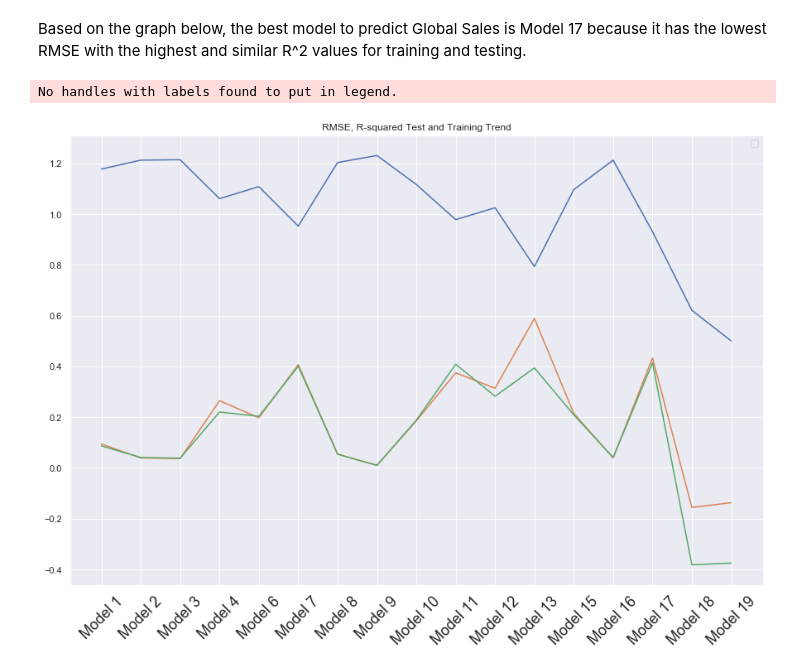
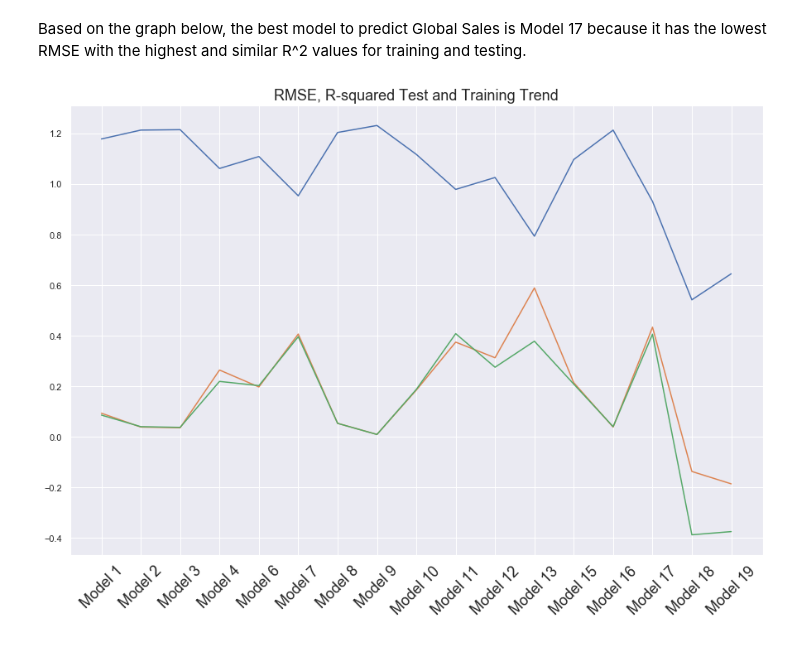
Before and after one commit to JohnTheTripper/game-sales-FIDS, a Jupyter notebook: regression_models.ipynb, the cells around one changed output. Drawn from its saved outputs; the diff is of its cells as text; code cells hidden in the pictures.

```diff
--- a/regression_models.ipynb
+++ b/regression_models.ipynb
@@ -1552,7 +1546,7 @@ summary_df
 #### Set Target and Features
 # %%
 target = df['Global_Sales']
-features = df[['metascore', 'userscore','years_ago', 'generation_lifespan', 'generation_flag', 'Units_Sold', 'rerelease','Publisher_Metascore', 'Publisher_Userscore', 'Developer_Metascore', 'Developer_Userscore', 'Genre_Metascore', 'Genre_Userscore']]
+features = df[['metascore', 'userscore','years_ago', 'generation_lifespan', 'generation_flag', 'Console_Units_Sold', 'rerelease','Publisher_Metascore', 'Publisher_Userscore', 'Developer_Metascore', 'Developer_Userscore', 'Genre_Metascore', 'Genre_Userscore']]
 # %% [markdown]
 #### Run regression
 # %%
@@ -1610,7 +1606,7 @@ summary_df
 #### Set Target and Features
 # %%
 target = df['Global_Sales']
-features = df[['metascore', 'userscore','years_ago', 'generation_lifespan', 'generation_flag', 'Units_Sold', 'rerelease','Publisher_Metascore', 'Publisher_Userscore', 'Developer_Metascore', 'Developer_Userscore', 'Genre_Metascore', 'Genre_Userscore']]
+features = df[['metascore', 'userscore','years_ago', 'generation_lifespan', 'generation_flag', 'Console_Units_Sold', 'rerelease','Publisher_Metascore', 'Publisher_Userscore', 'Developer_Metascore', 'Developer_Userscore', 'Genre_Metascore', 'Genre_Userscore']]
 # %% [markdown]
 #### Run regression
 # %%
@@ -1669,7 +1667,7 @@ summary_df
 #### Set Target and Features
 # %%
 target = df['Global_Sales']
-features = df[['metascore', 'userscore','years_ago', 'generation_lifespan', 'generation_flag', 'Units_Sold', 'rerelease','Publisher_Metascore', 'Publisher_Userscore', 'Developer_Metascore', 'Developer_Userscore', 'Genre_Metascore', 'Genre_Userscore']]
+features = df[['metascore', 'userscore','years_ago', 'generation_lifespan', 'generation_flag', 'Console_Units_Sold', 'rerelease','Publisher_Metascore', 'Publisher_Userscore', 'Developer_Metascore', 'Developer_Userscore', 'Genre_Metascore', 'Genre_Userscore']]
 # %% [markdown]
 #### Run regression
 # %%
@@ -1735,7 +1735,7 @@ summary_df
 #### Set Target and Features
 # %%
 target = df['Global_Sales']
-features = df[['metascore', 'userscore','years_ago', 'generation_lifespan', 'generation_flag', 'Units_Sold', 'rerelease','Publisher_Metascore', 'Publisher_Userscore', 'Developer_Metascore', 'Developer_Userscore', 'Genre_Metascore', 'Genre_Userscore']]
+features = df[['metascore', 'userscore','years_ago', 'generation_lifespan', 'generation_flag', 'Console_Units_Sold', 'rerelease','Publisher_Metascore', 'Publisher_Userscore', 'Developer_Metascore', 'Developer_Userscore', 'Genre_Metascore', 'Genre_Userscore']]
 # %% [markdown]
 #### Run regression
 # %%
@@ -1825,19 +1805,21 @@ Based on the graph below, the best model to predict Global Sales is Model 17 bec
 # %%
 x = summary["Root Mean Squared Error (RMSE)"]
 y = summary["R-squared (training)"]
 z = summary["R-squared (test)"]
 a = summary["Model"]
+plt.rcParams.update({'font.size': 18})
+
 fig, ax = plt.subplots(figsize=(15,10))
+
 
 plt.plot(a,x)
 plt.plot(a,y)
 plt.plot(a,z)
 
 ax.set_xticklabels(a, rotation=45, fontsize=18)
 
-plt.title("RMSE, R-squared Test and Training Trend");
-ax.legend()
+plt.title("RMSE, R-squared Test and Training Trend", fontsize=18);
+
 plt.show()
 # %% [output]
-No handles with labels found to put in legend.
-[figure, old version]
+[figure, new version]
```
Also changed, not shown: parts of 110 cells of this notebook.
